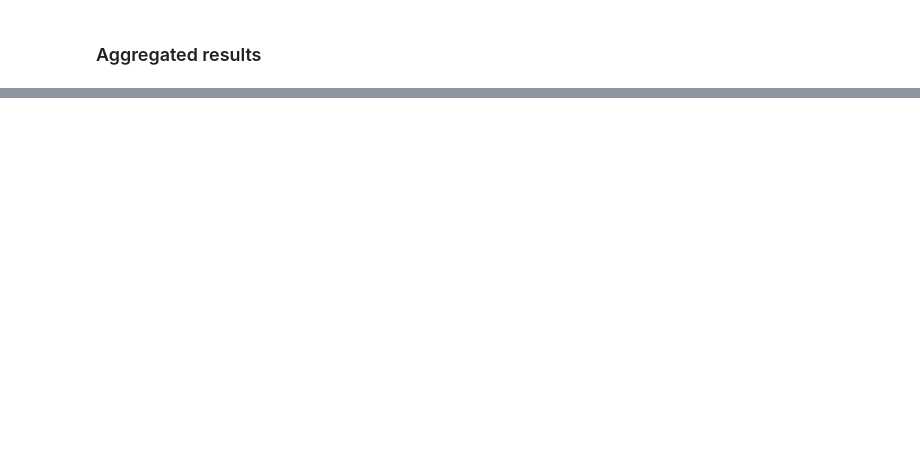
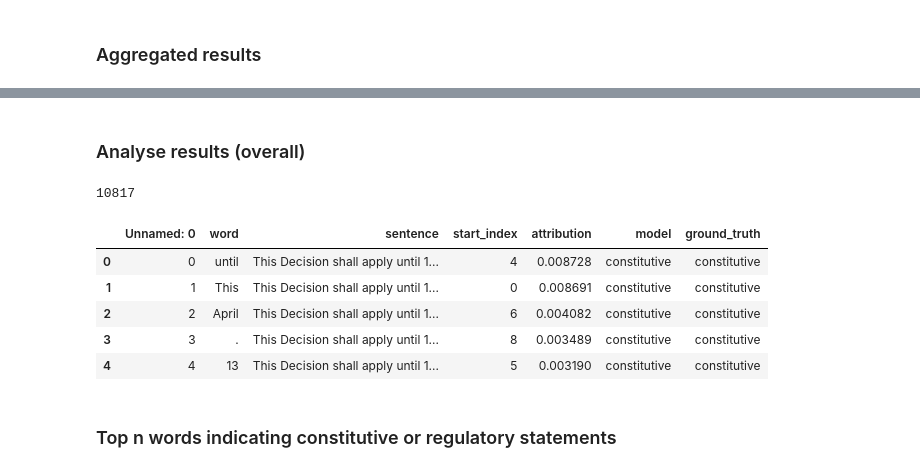
Before and after one commit to nature-of-eu-rules/regulatory-statement-classification, a Jupyter notebook: visualize_precompeted_xai.ipynb, the cells around one changed output, grey strips where cells are left out. Cells and saved outputs as stored; diff of their text form; code cells hidden in the pictures; blank space fills up the shorter version.

Commit message:
adds new explanation code. splits explanation results by class.

```diff
--- a/visualize_precompeted_xai.ipynb
+++ b/visualize_precompeted_xai.ipynb
@@ -151,0 +229,21 @@ token_infos.groupby('token').mean()
+# %% [markdown]
+### Analyse results (overall)
+# %%
+expl_df = pd.read_csv('results_with_classifications_0.csv')
+# %%
+# model and ground truth disagreement (num of rows)
+disagreement = expl_df.loc[~(expl_df['model'] == expl_df['ground_truth'])]
+print(len(disagreement))
+# %% [output]
+10817
+# %%
+expl_df.head()
+# %% [output]
+|  | Unnamed: 0 | word | sentence | start_index | attribution | model | ground_truth |
+| 0 | 0 | until | This Decision shall apply until 1... | 4 | 0.008728 | constitutive | constitutive |
+| 1 | 1 | This | This Decision shall apply until 1... | 0 | 0.008691 | constitutive | constitutive |
+| 2 | 2 | April | This Decision shall apply until 1... | 6 | 0.004082 | constitutive | constitutive |
+| 3 | 3 | . | This Decision shall apply until 1... | 8 | 0.003489 | constitutive | constitutive |
+| 4 | 4 | 13 | This Decision shall apply until 1... | 5 | 0.003190 | constitutive | constitutive |
+# %% [markdown]
+### Top n words indicating constitutive or regulatory statements
```
Also changed, not shown: parts of 26 cells of this notebook, 6 other files.
